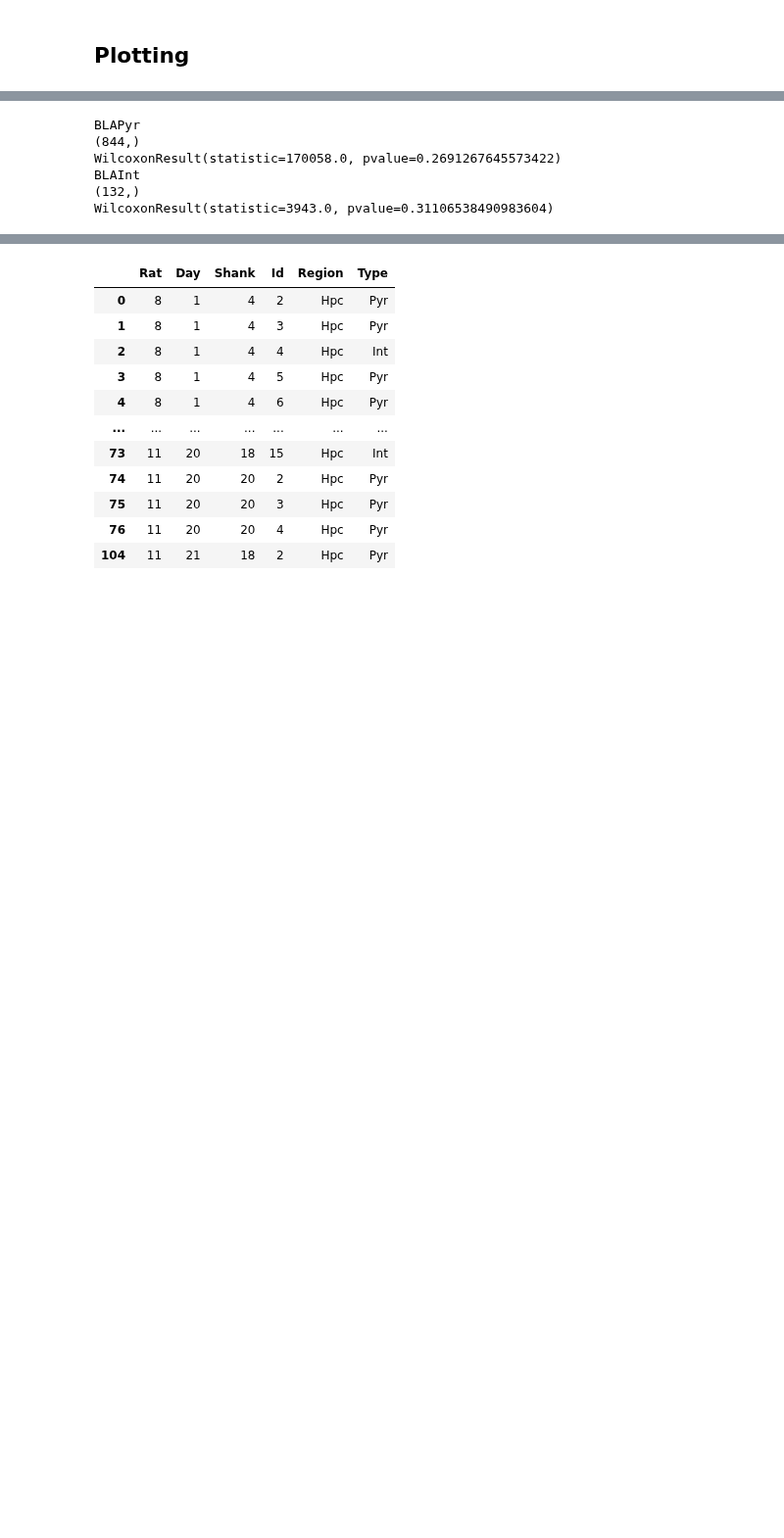
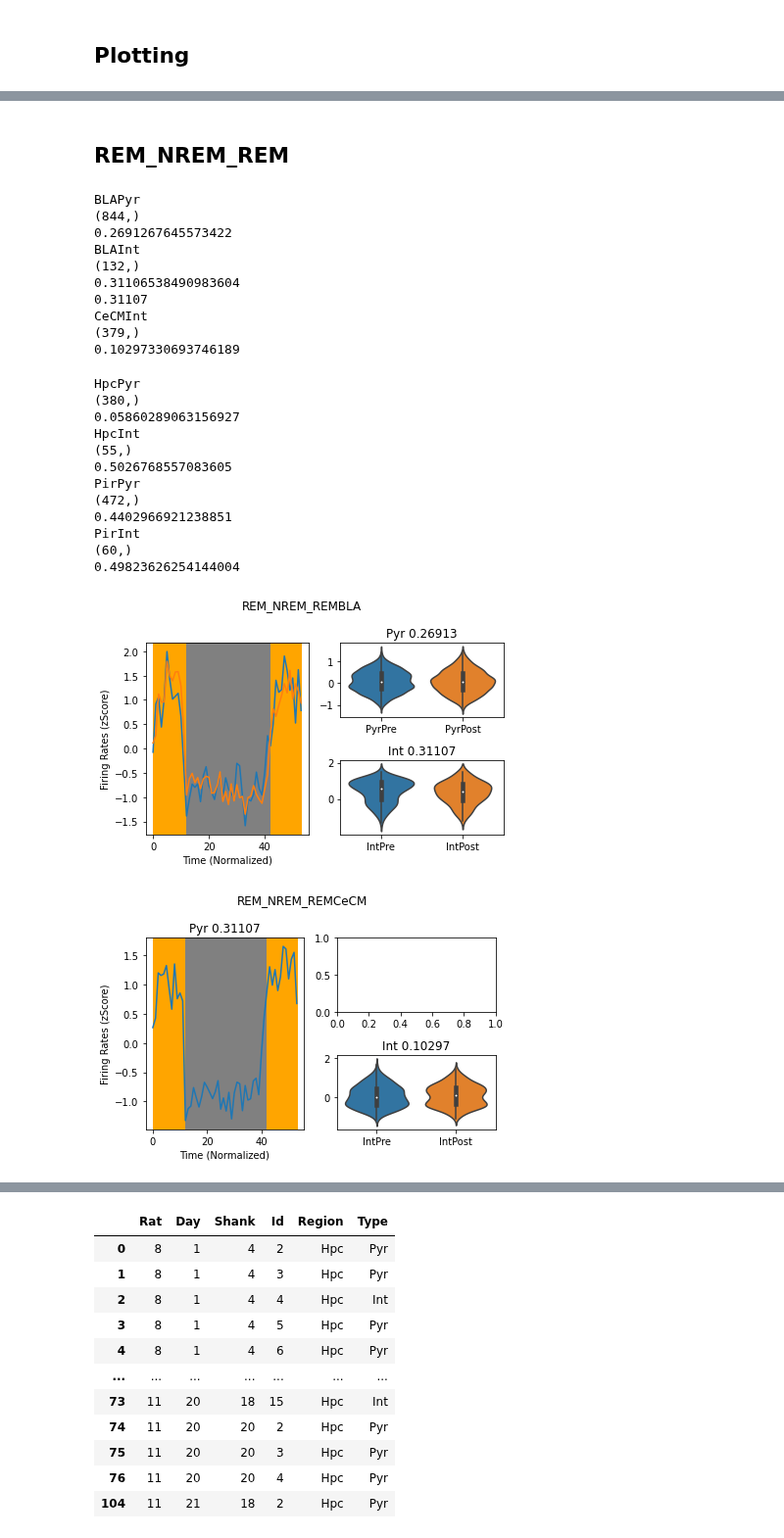
Before and after one commit to KBillel/Amy-Hpc-sleep-dynamcics-python, a Jupyter notebook: transition.ipynb, the cells around one changed output, grey strips where cells are left out. Shown at 98% size. Drawn from its saved outputs; the diff is of its cells as text; code cells hidden in the pictures; blank space fills up the shorter version.

```diff
--- a/transition.ipynb
+++ b/transition.ipynb
@@ -356,5 +492,7 @@ WilcoxonResult(statistic=1168.0, pvalue=7.020371306169866e-13)
+# %% [markdown]
+## REM_NREM_REM
 # %%
-stru = ['BLA']
+stru = ['BLA','CeCM','Hpc','Pir']
 types = ['Pyr','Int']
 transitions = [m_REM_NREM_REM]
 
@@ -363,37 +501,61 @@ for trans in transitions:
     for s in stru:
         fig,ax = plt.subplot_mosaic('''AB
                                        AC''')
         stru_mask = trans['metadata'].Region == s
         for t in types:
             types_mask = trans['metadata'].Type == t
             stru_type_activity = trans['average_transition'][(stru_mask) & types_mask]
             if np.any(stru_type_activity) :
                 print(s+t)
                 z_stru_type_activity = zscore(stru_type_activity,1)
                 pre_fr = np.nanmean(z_stru_type_activity[:,0:12],1)
                 post_fr = np.nanmean(z_stru_type_activity[:,42:],1)
                 print(pre_fr.shape)
-                print(scipy.stats.wilcoxon(pre_fr,post_fr))
+                a,p = scipy.stats.wilcoxon(pre_fr,post_fr)
                 a = np.array([pre_fr,post_fr]).T
                 v = pd.DataFrame(a,columns=[f'{t}Pre',f'{t}Post'])
                 ax['A'].plot(zscore(np.mean(stru_type_activity.T,1)))
                 ax['A'].axvspan(0,12,color = 'orange')
                 ax['A'].axvspan(12,12+30,color = 'grey')
                 ax['A'].axvspan(42,42+11,color = 'orange')
+                ax['A'].set_xlabel('Time (Normalized)')
+                ax['A'].set_ylabel('Firing Rates (zScore)')
                 if t == 'Pyr':
                     plt.sca(ax['B'])
-                    sns.violinplot(data = v,inner = 'point')
+                    sns.violinplot(data = v)
                 else:
                     plt.sca(ax['C'])
-                    sns.violinplot(data = v,inner = 'point')
-
+                    sns.violinplot(data = v)
                 plt.suptitle(trans['name']+s)
 
-            plt.title(f'{t}')
+            print(p)
+            p = np.round(p,5)
+            plt.title(f'{t} {p}')
+            plt.tight_layout()
+            name = trans['name']
+            plt.savefig(f'/home/billel/Data/figs/{name}_{s}.svg')
 # %% [output]
 BLAPyr
 (844,)
-WilcoxonResult(statistic=170058.0, pvalue=0.2691267645573422)
+0.2691267645573422
 BLAInt
 (132,)
-WilcoxonResult(statistic=3943.0, pvalue=0.31106538490983604)
+0.31106538490983604
+0.31107
+CeCMInt
+(379,)
+0.10297330693746189
+HpcPyr
+(380,)
+0.05860289063156927
+HpcInt
+(55,)
+0.5026768557083605
+PirPyr
+(472,)
+0.4402966921238851
+PirInt
+(60,)
+0.49823626254144004
+[figure, added]
+[figure, added]
```
Also changed, not shown: parts of 23 cells of this notebook.
